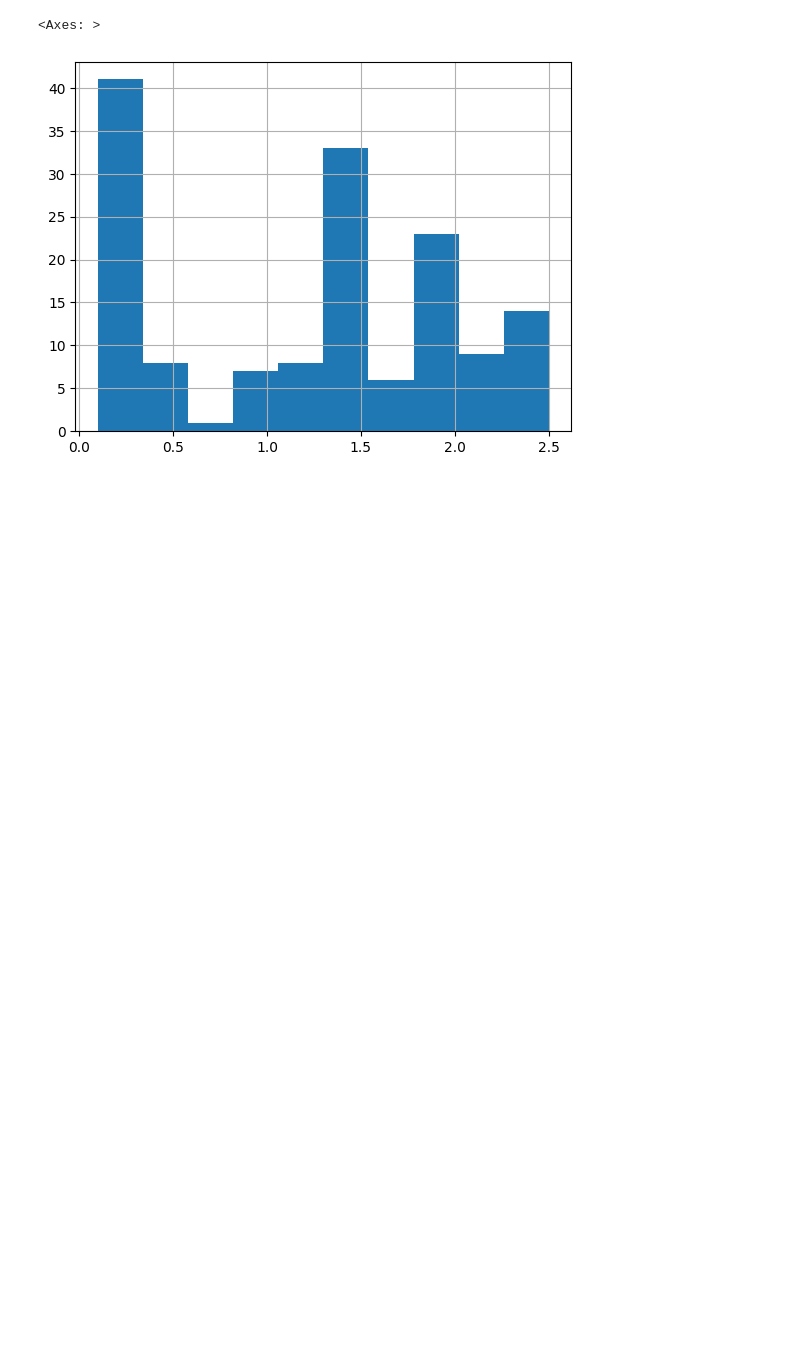
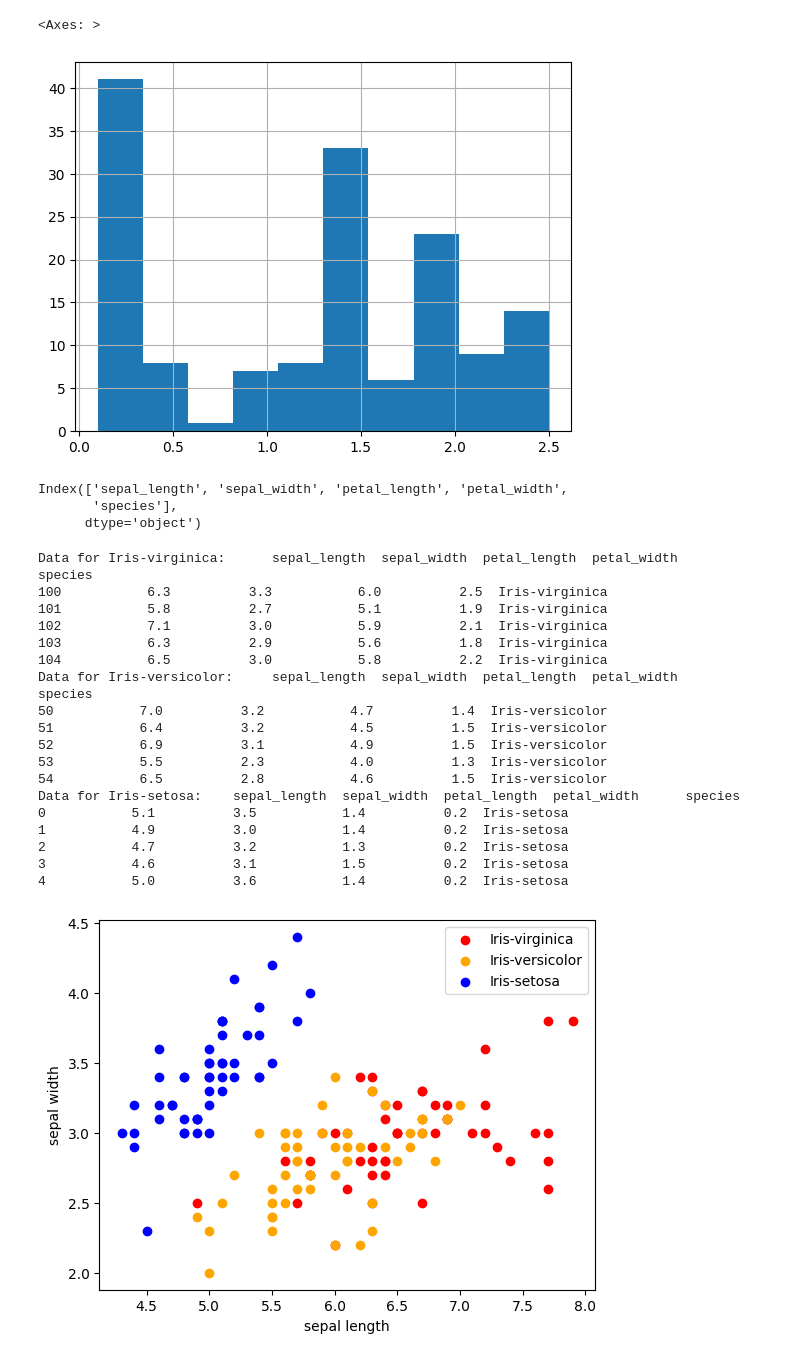
Before and after one commit to bindushahi/CODSOFT-IRIS-FLOWER-CLASSIFICATION, a Jupyter notebook: Iris_Flower_Prediction.ipynb, the cells around one changed output. Cells and saved outputs as stored; diff of their text form; code cells hidden in the pictures; blank space fills up the shorter version.

Commit message:
scattering  plot visualization

```diff
--- a/Iris_Flower_Prediction.ipynb
+++ b/Iris_Flower_Prediction.ipynb
@@ -191,3 +191,46 @@ df['petal_width'].hist()
 # %% [output]
 <Axes: >
 [figure]
+# %%
+#create list of colors and class labels
+colors=['red','orange','blue']
+species=['Iris-virginica','Iris-versicolor','Iris-setosa']
+# %%
+print(df.columns)
+# %% [output]
+Index(['sepal_length', 'sepal_width', 'petal_length', 'petal_width',
+       'species'],
+      dtype='object')
+# %%
+for i in range(3):
+    # Filter data on each species
+    x = df[df['species'] == species[i]]
+    print(f"Data for {species[i]}: {x.head()}")  # Check the filtered data
+
+    # Plot the scatter plot
+    plt.scatter(x['sepal_length'], x['sepal_width'], c=colors[i], label=species[i])
+
+plt.xlabel("sepal length")
+plt.ylabel("sepal width")
+plt.legend()
+plt.show()
+# %% [output]
+Data for Iris-virginica:      sepal_length  sepal_width  petal_length  petal_width         species
+100           6.3          3.3           6.0          2.5  Iris-virginica
+101           5.8          2.7           5.1          1.9  Iris-virginica
+102           7.1          3.0           5.9          2.1  Iris-virginica
+103           6.3          2.9           5.6          1.8  Iris-virginica
+104           6.5          3.0           5.8          2.2  Iris-virginica
+Data for Iris-versicolor:     sepal_length  sepal_width  petal_length  petal_width          species
+50           7.0          3.2           4.7          1.4  Iris-versicolor
+51           6.4          3.2           4.5          1.5  Iris-versicolor
+52           6.9          3.1           4.9          1.5  Iris-versicolor
+53           5.5          2.3           4.0          1.3  Iris-versicolor
+54           6.5          2.8           4.6          1.5  Iris-versicolor
+Data for Iris-setosa:    sepal_length  sepal_width  petal_length  petal_width      species
+0           5.1          3.5           1.4          0.2  Iris-setosa
+1           4.9          3.0           1.4          0.2  Iris-setosa
+2           4.7          3.2           1.3          0.2  Iris-setosa
+3           4.6          3.1           1.5          0.2  Iris-setosa
+4           5.0          3.6           1.4          0.2  Iris-setosa
+[figure, added]
```
